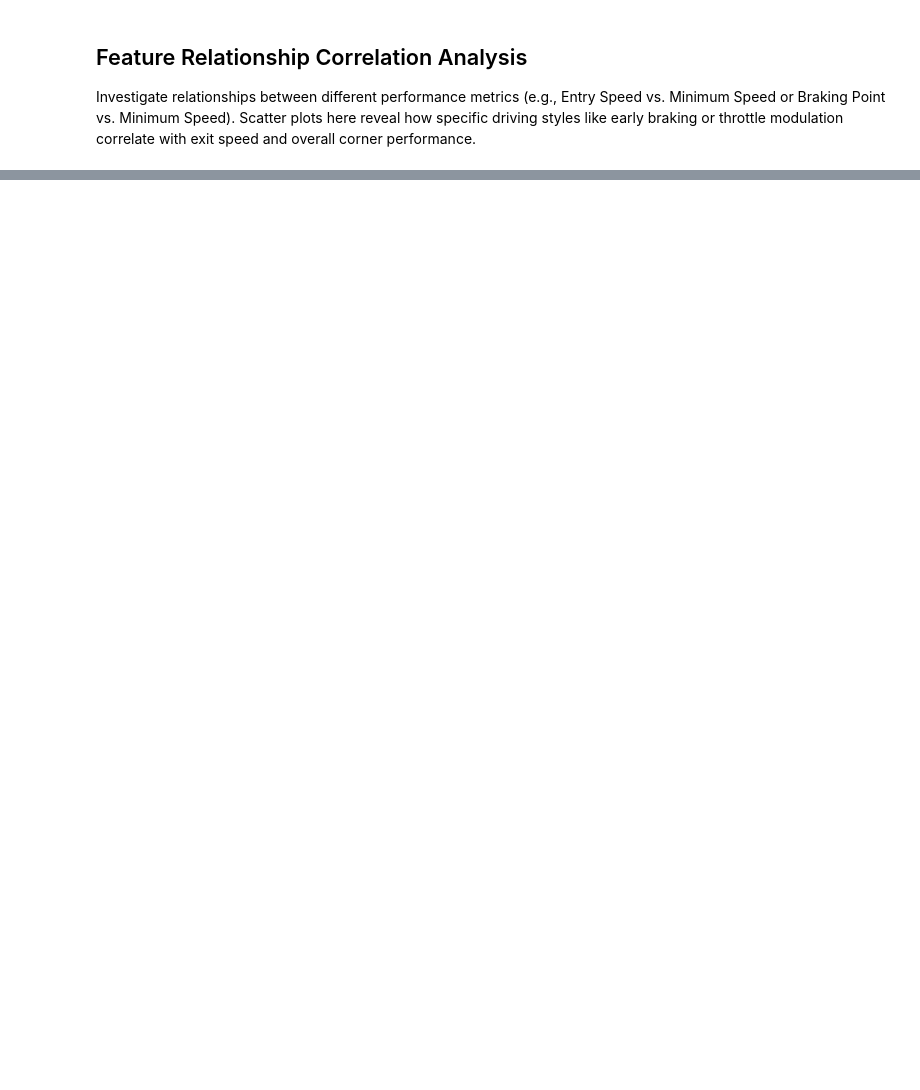
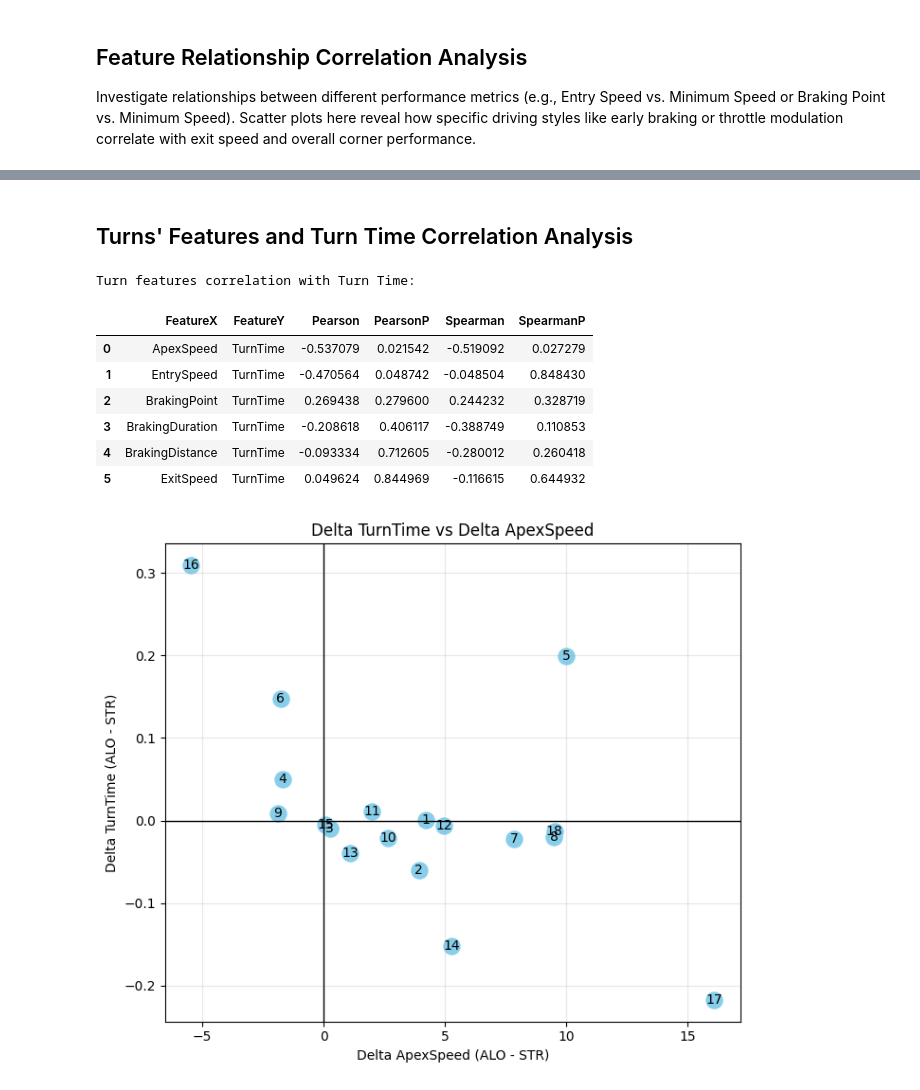
Before and after one commit to zelario/f1-teammate-analysis, a Jupyter notebook: notebooks/04_feature_analysis.ipynb, the cells around one changed output, grey strips where cells are left out. Saved outputs shown, nothing was run; the diff lists cells and outputs as text; code cells hidden in the pictures; blank space fills up the shorter version.

```diff
--- a/notebooks/04_feature_analysis.ipynb
+++ b/notebooks/04_feature_analysis.ipynb
@@ -225,0 +321,67 @@ for x_feature, y_feature in plots:
+# %% [markdown]
+## Turns' Features and Turn Time Correlation Analysis
+# %%
+turn_features = [
+    column
+    for column in lap_1["Turns"].columns
+    if column not in ["Turn", "TurnTime"]
+]
+
+turn_time_correlations = []
+
+for feature in turn_features:
+
+    turn_time_correlations.append(
+        calculate_feature_correlation(
+            lap_1,
+            lap_2,
+            feature,
+            "TurnTime",
+        )
+    )
+
+turn_time_correlations = (
+    pd.concat(turn_time_correlations, ignore_index=True)
+    .sort_values("Pearson", key=lambda s: s.abs(), ascending=False)
+    .reset_index(drop=True)
+)
+
+print("Turn features correlation with Turn Time:")
+display(turn_time_correlations)
+
+top_features = (
+    turn_time_correlations
+    .head(5)["FeatureX"]
+    .tolist()
+)
+
+for feature in top_features:
+
+    fig = scatterplot_features_relationship(
+        lap_1,
+        lap_2,
+        feature,
+        "TurnTime",
+    )
+
+    save_figure(
+        fig,
+        "features",
+        "relationship",
+        f"{feature.lower()}_turntime",
+        YEAR,
+        GRAND_PRIX,
+        TEAM,
+        driver_1,
+        driver_2,
+    )
+# %% [output]
+Turn features correlation with Turn Time:
+|  | FeatureX | FeatureY | Pearson | PearsonP | Spearman | SpearmanP |
+| 0 | ApexSpeed | TurnTime | -0.537079 | 0.021542 | -0.519092 | 0.027279 |
+| 1 | EntrySpeed | TurnTime | -0.470564 | 0.048742 | -0.048504 | 0.848430 |
+| 2 | BrakingPoint | TurnTime | 0.269438 | 0.279600 | 0.244232 | 0.328719 |
+| 3 | BrakingDuration | TurnTime | -0.208618 | 0.406117 | -0.388749 | 0.110853 |
+| 4 | BrakingDistance | TurnTime | -0.093334 | 0.712605 | -0.280012 | 0.260418 |
+| 5 | ExitSpeed | TurnTime | 0.049624 | 0.844969 | -0.116615 | 0.644932 |
+[figure, added]
```
Also changed, not shown: parts of 14 cells of this notebook, 25 other files.
